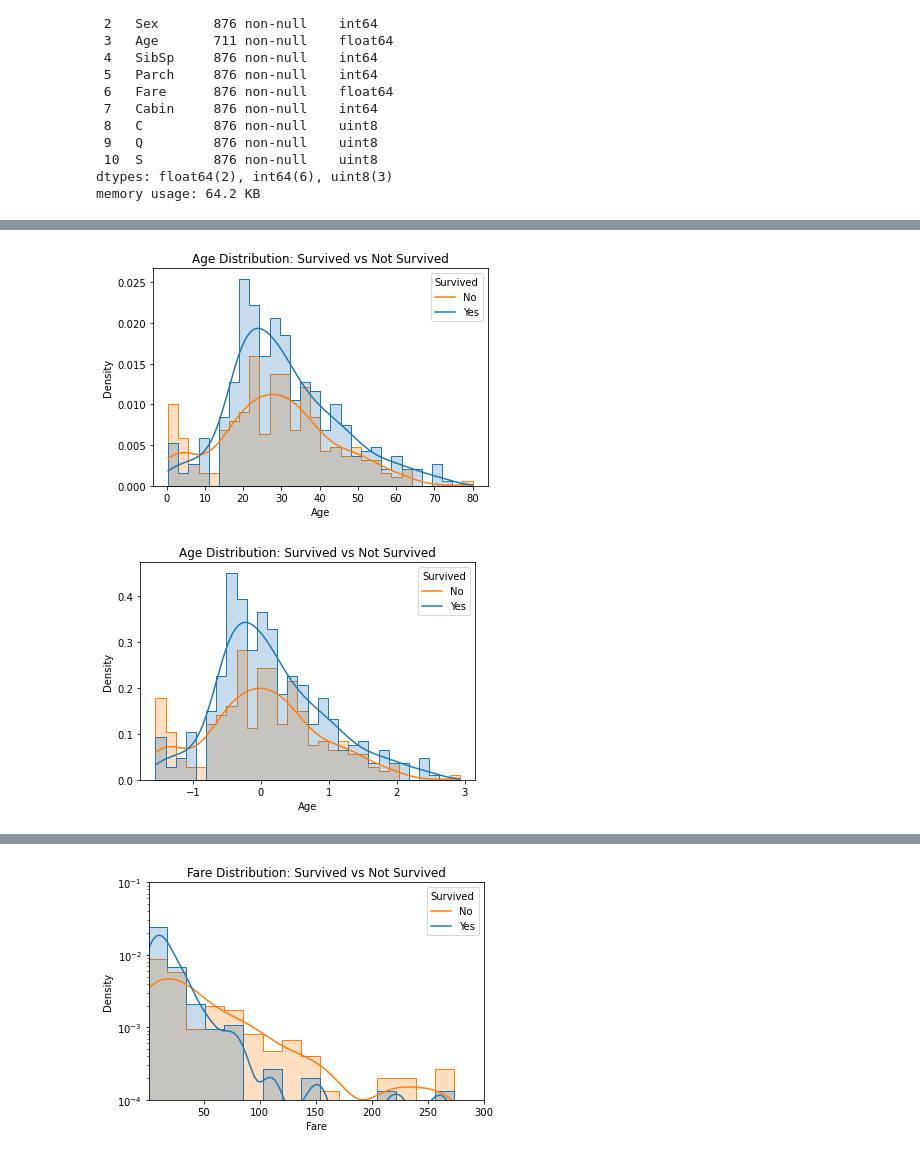
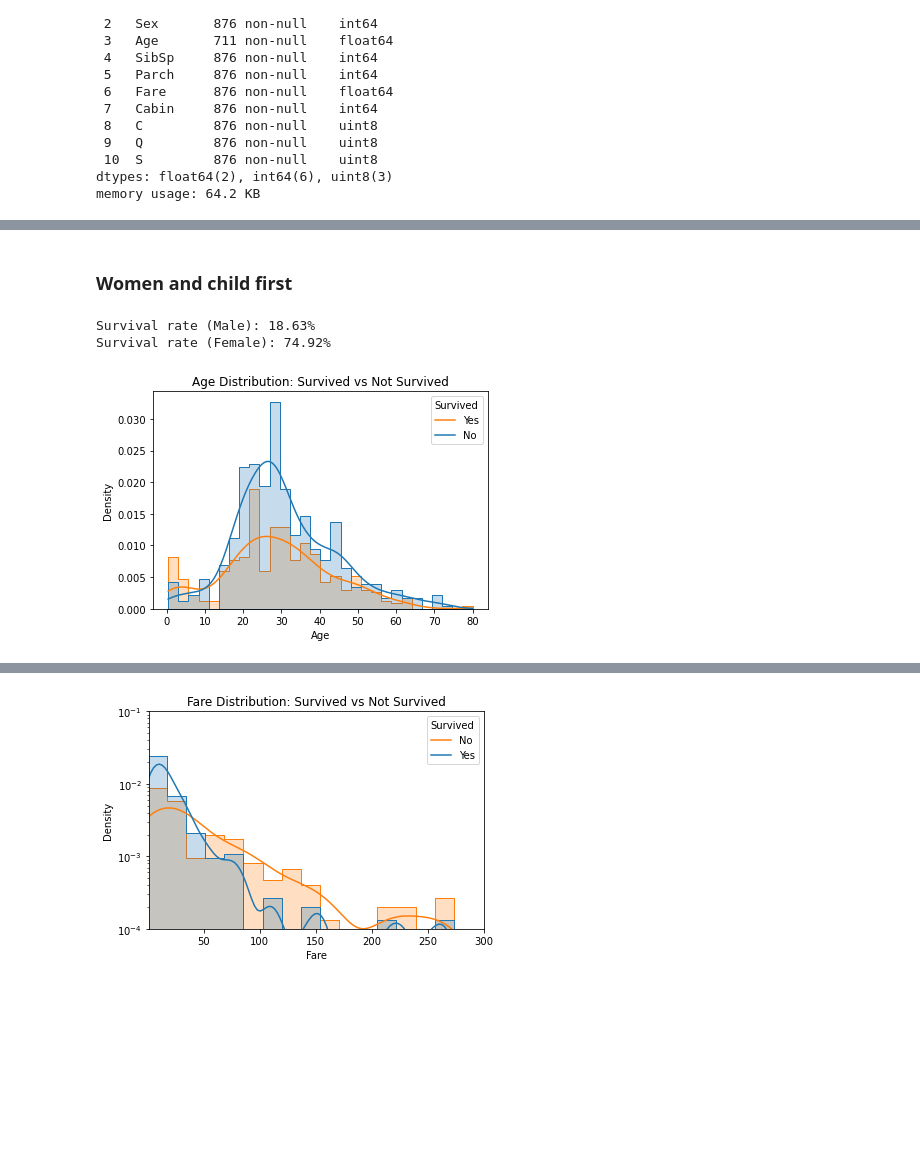
Before and after one commit to JuanCastillo29/Machine_Learning_Practice, a Jupyter notebook: Titanic.ipynb, the cells around one changed output, grey strips where cells are left out. Saved outputs shown, nothing was run; the diff lists cells and outputs as text; code cells hidden in the pictures; blank space fills up the shorter version.

```diff
--- a/Titanic.ipynb
+++ b/Titanic.ipynb
@@ -64,23 +76,30 @@ memory usage: 64.2 KB
+# %% [markdown]
+### Women and child first
+# %%
+from sklearn.impute import KNNImputer
+
+df_knn = traindf[['Age', 'Pclass', 'SibSp', 'Parch', 'Fare', 'Sex']].copy()
+original_age = traindf['Age'].copy()
+imputer = KNNImputer(n_neighbors=5)
+df_imputed = imputer.fit_transform(df_knn)
+traindf.loc[traindf['Age'].isna(), 'Age'] = df_imputed[traindf['Age'].isna(), 0]
+# %%
+missing_cabin = traindf[traindf['Sex'] == 0]
+survival_rate_missing_cabin = missing_cabin['Survived'].mean()
+print(f"Survival rate (Male): {survival_rate_missing_cabin:.2%}")
+
+missing_cabin = traindf[traindf['Sex'] == 1]
+survival_rate_missing_cabin = missing_cabin['Survived'].mean()
+print(f"Survival rate (Female): {survival_rate_missing_cabin:.2%}")
+# %% [output]
+Survival rate (Male): 18.63%
+Survival rate (Female): 74.92%
 # %%
 sns.histplot(data=traindf, x='Age', hue='Survived', kde=True, bins=30, element='step', stat='density', common_norm=True)
 plt.title('Age Distribution: Survived vs Not Survived')
 plt.xlabel('Age')
 plt.ylabel('Density')
-plt.legend(title='Survived', labels=['No', 'Yes'])
+plt.legend(title='Survived', labels=['Yes', 'No'])
 plt.show()
 # %% [output]
-[figure, old version]
+[figure, new version]
-# %%
-from sklearn.preprocessing import RobustScaler
-
-scaler = RobustScaler()
-traindf['Age'] = scaler.fit_transform(traindf[['Age']])
-
-sns.histplot(data=traindf, x='Age', hue='Survived', kde=True, bins=30, element='step', stat='density', common_norm=True)
-plt.title('Age Distribution: Survived vs Not Survived')
-plt.xlabel('Age')
-plt.ylabel('Density')
-plt.legend(title='Survived', labels=['No', 'Yes'])
-plt.show()
-# %% [output]
-[figure, removed]
```
Also changed, not shown: parts of 25 cells of this notebook.
